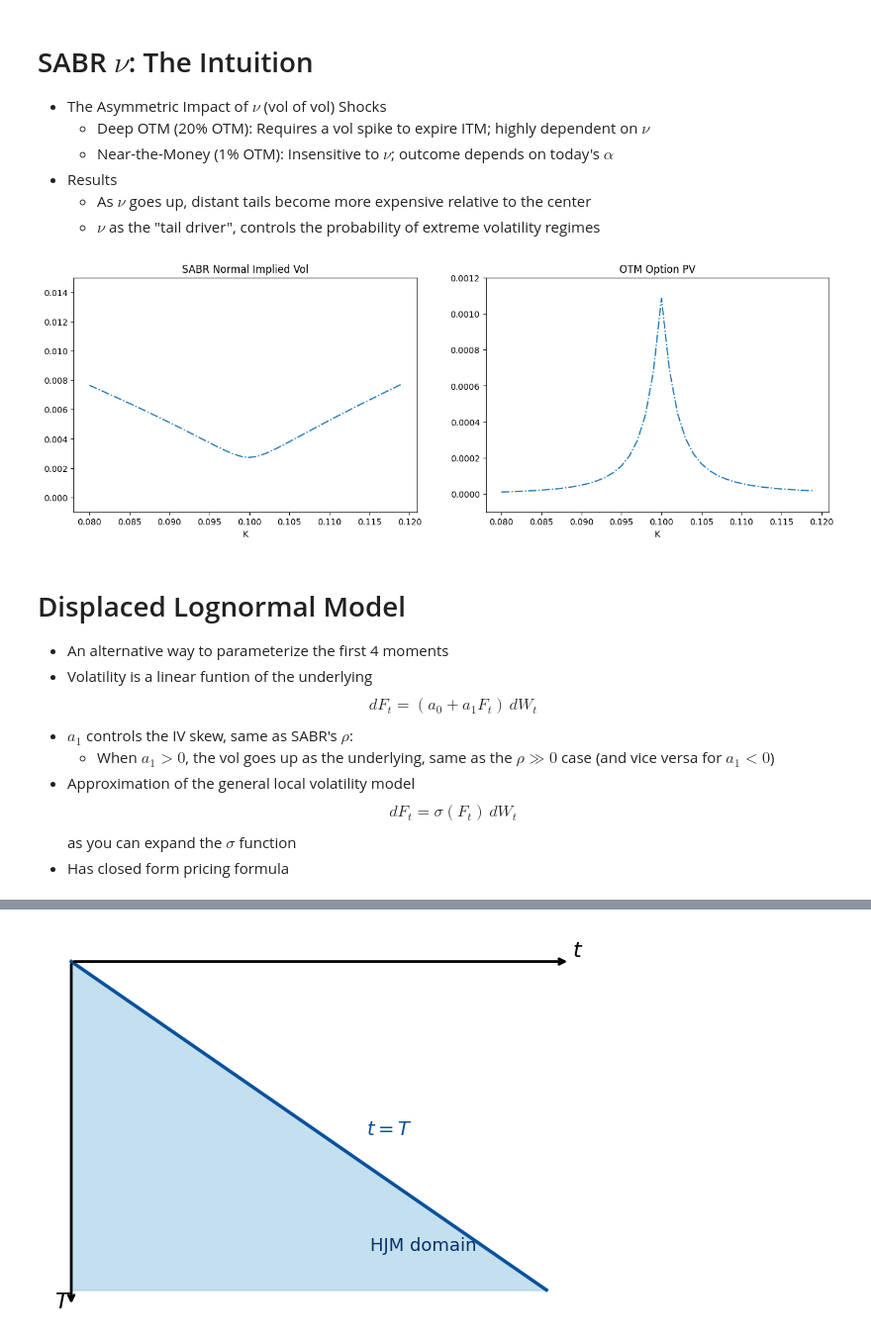
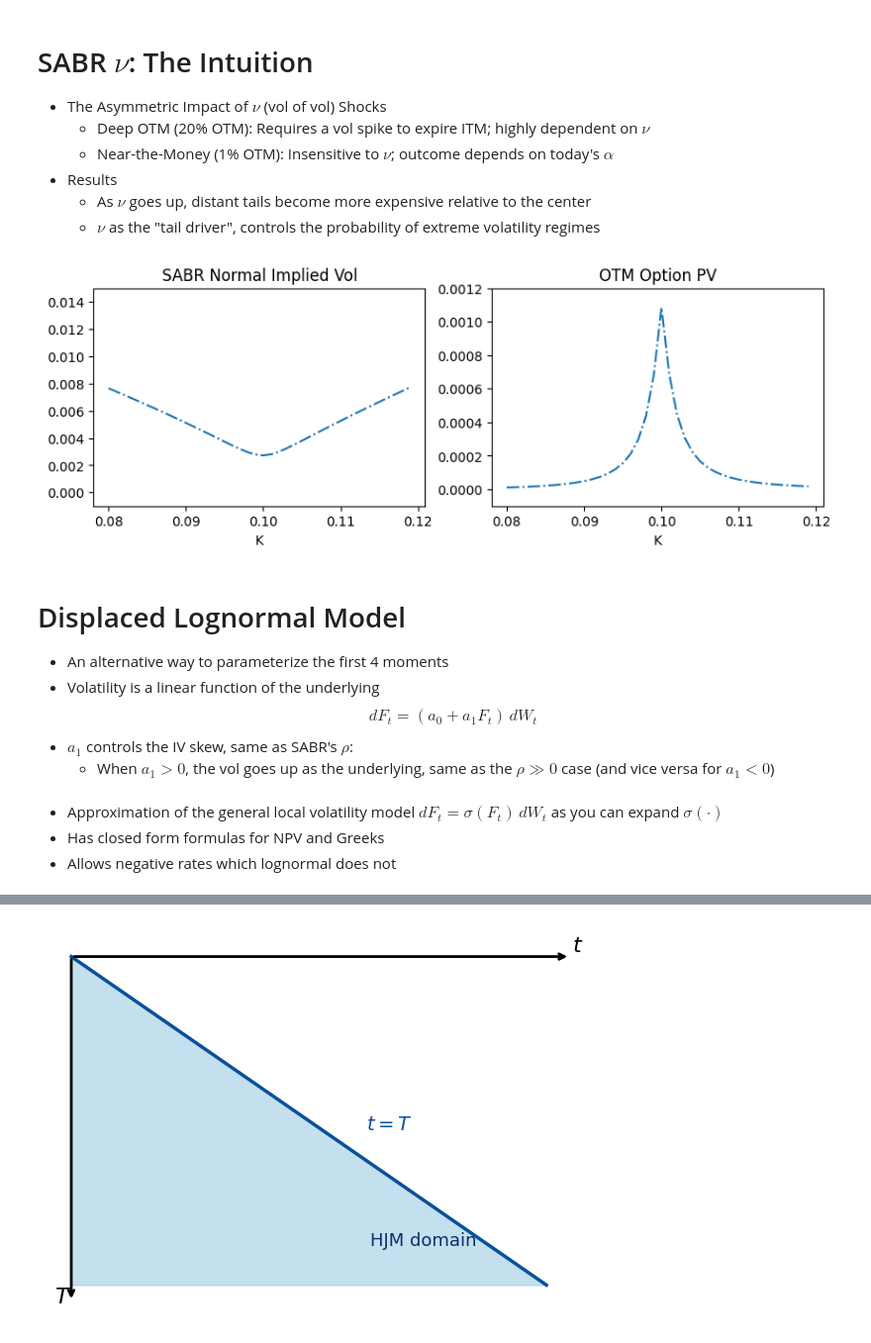
Before and after one commit to beginnerSC/slides, a Jupyter notebook: docs/rates.ipynb, the cells around one changed output, grey strips where cells are left out. Shown at 99% size. Cells and saved outputs as stored; diff of their text form; code cells hidden in the pictures.

```diff
--- a/docs/rates.ipynb
+++ b/docs/rates.ipynb
@@ -150,23 +363,21 @@ plot_static(rho=0.8)
     * As $\nu$ goes up, distant tails become more expensive relative to the center
     * $\nu$ as the "tail driver", controls the probability of extreme volatility regimes
 # %%
-plot_static(volvol=1, figusize=(16, 5))
+plot_static(volvol=1, figusize=(10, 3))
 # %% [output]
-[figure, old version]
+[figure, new version]
 # %% [markdown]
 # Displaced Lognormal Model
 
 * An alternative way to parameterize the first 4 moments
-* Volatility is a linear funtion of the underlying
+* Volatility is a linear function of the underlying
 $$
 dF_t = (a_0 + a_1 F_t)\,dW_t
 $$
 * $a_1$ controls the IV skew, same as SABR's $\rho$:
     * When $a_1 > 0$, the vol goes up as the underlying, same as the $\rho \gg 0$ case (and vice versa for $a_1 < 0$)
-* Approximation of the general local volatility model
-$$
-dF_t = \sigma(F_t)\,dW_t
-$$
-as you can expand the $\sigma$ function
-* Has closed form pricing formula
+# %% [markdown]
+* Approximation of the general local volatility model $dF_t = \sigma(F_t)\,dW_t$ as you can expand $\sigma(\cdot)$
+* Has closed form formulas for NPV and Greeks
+* Allows negative rates which lognormal does not
 # %% [markdown]
```
Also changed, not shown: parts of 29 cells of this notebook.
